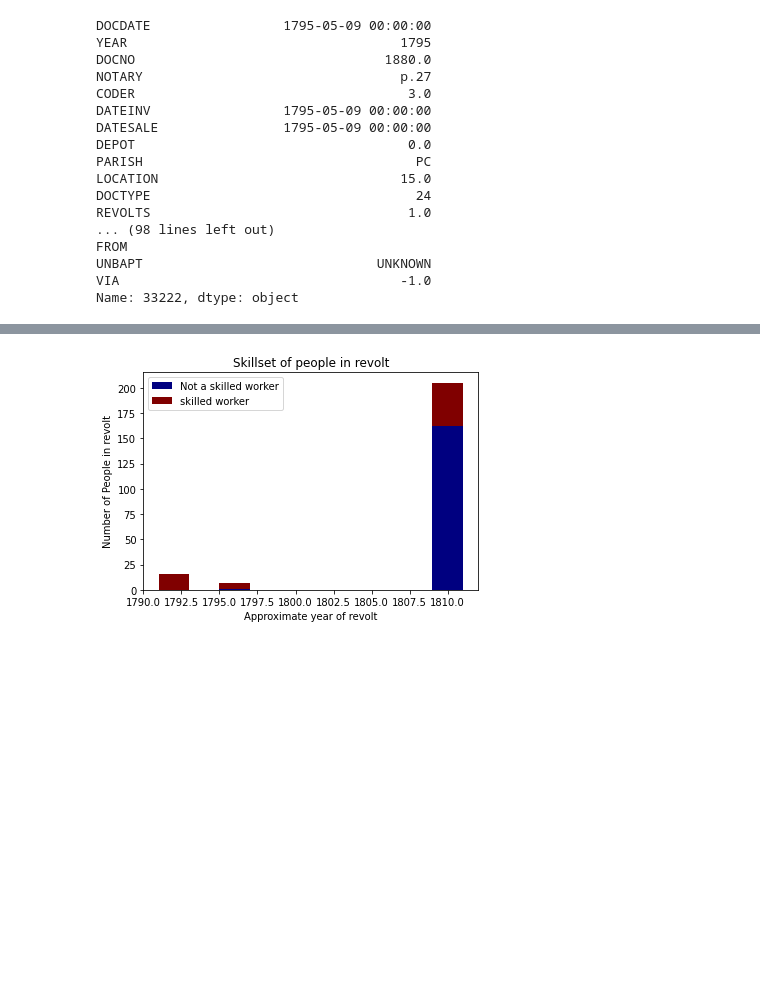
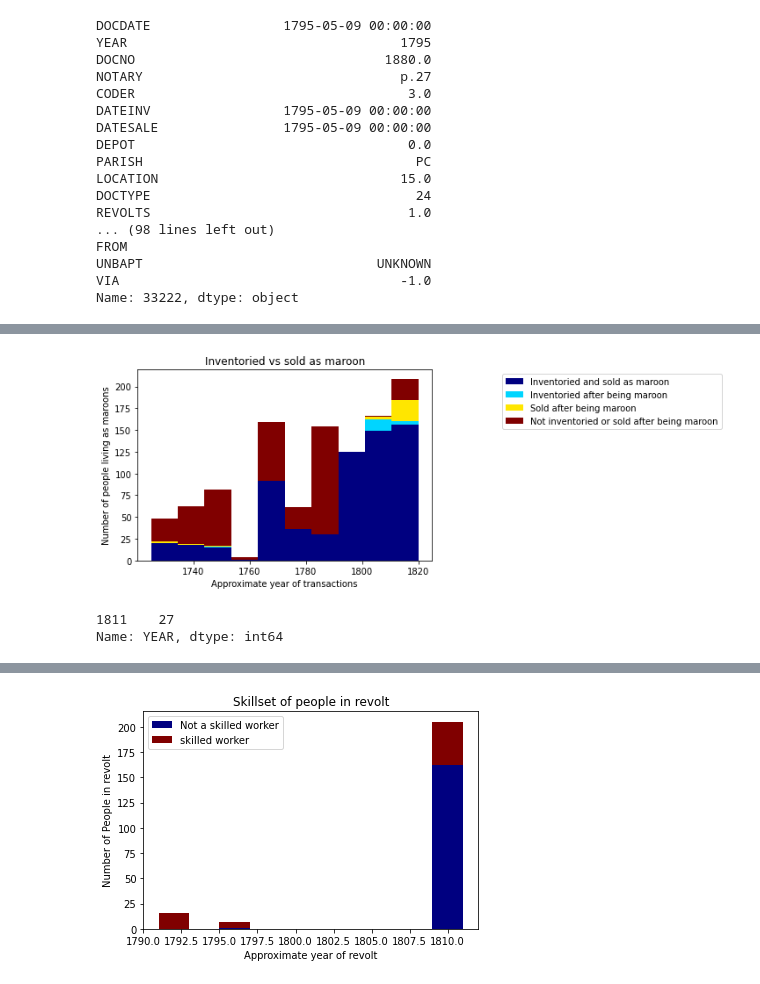
Before and after one commit to janneyt/Slave-Experience-Data-Analysis, a Jupyter notebook: SlaveExperienceLouisianaPart1(1).ipynb, the cells around one changed output, grey strips where cells are left out. Cells and saved outputs as stored; diff of their text form; code cells hidden in the pictures; blank space fills up the shorter version.

```diff
--- a/SlaveExperienceLouisianaPart1(1).ipynb
+++ b/SlaveExperienceLouisianaPart1(1).ipynb
@@ -1945,0 +1901,33 @@ dtype: int64
+# %%
+maroon_clean = num_df[num_df['MAROON']==1]
+maroon_clean = maroon_clean[['YEAR','INVVALP','SALEVALP']]
+
+mc0 = maroon_clean['YEAR'].loc[maroon_clean['INVVALP']>-1]
+mc1 = maroon_clean['YEAR'].loc[maroon_clean['SALEVALP']>-1]
+mc2 = maroon_clean['YEAR'].loc[maroon_clean['INVVALP']==-1]
+mc3 = mc2.loc[maroon_clean['SALEVALP']==-1]
+mc4 = mc0.loc[maroon_clean['SALEVALP']>-1]
+mc6 = mc0.loc[maroon_clean['SALEVALP']==-1]
+mc7 = mc1.loc[maroon_clean['INVVALP']==-1]
+
+jet = plt.cm.jet
+colors = jet(np.linspace(0, 1, 4))
+
+plt.hist([mc4,mc6,mc7,mc3],color=colors,label=["Inventoried and sold as maroon","Inventoried after being maroon","Sold after being maroon","Not inventoried or sold after being maroon"],histtype='barstacked')
+
+plt.title("Inventoried vs sold as maroon")
+plt.ylabel("Number of people living as maroons")
+plt.xlabel("Approximate year of transactions")
+plt.legend(bbox_to_anchor=(2,1))
+plt.show()
+# %% [output]
+[figure, added]
+# %%
+maroon_clean = num_df[num_df['MAROON']>0]
+maroon_clean = maroon_clean[['YEAR','INVVALP','SALEVALP','REVOLTS']]
+mc0 = maroon_clean['YEAR'].loc[maroon_clean['REVOLTS']>0]
+
+mc0.value_counts()
+# %% [output]
+1811    27
+Name: YEAR, dtype: int64
```
Also changed, not shown: parts of 30 cells of this notebook.
